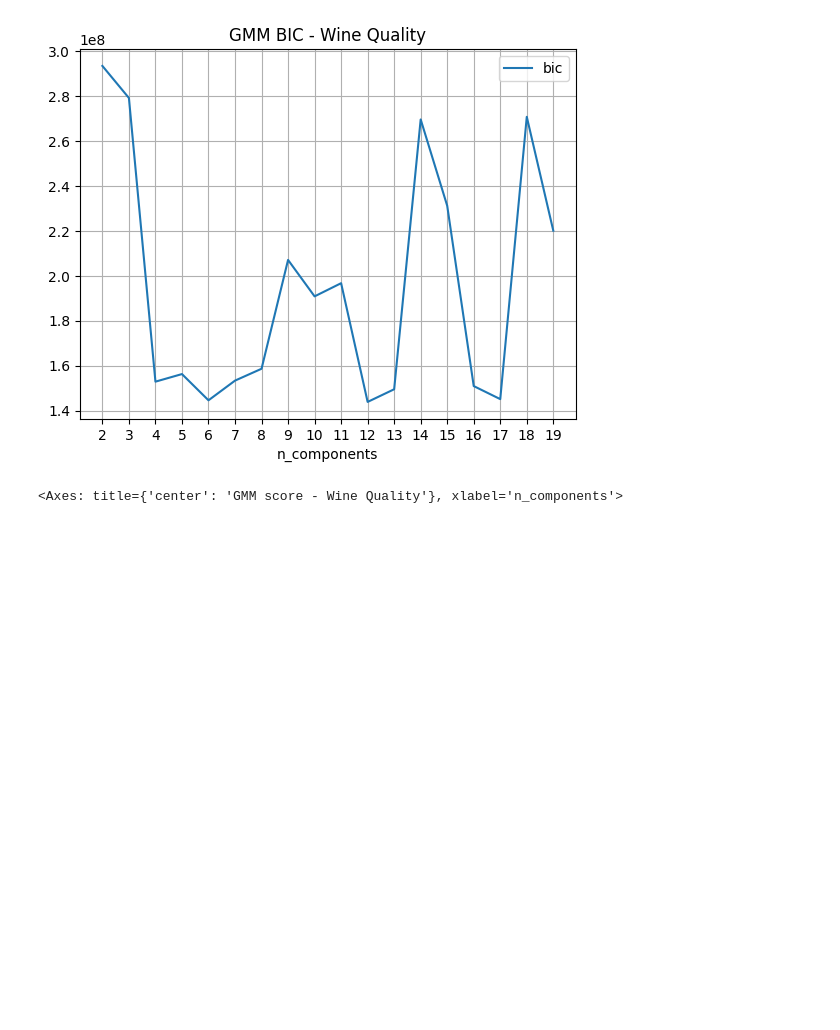
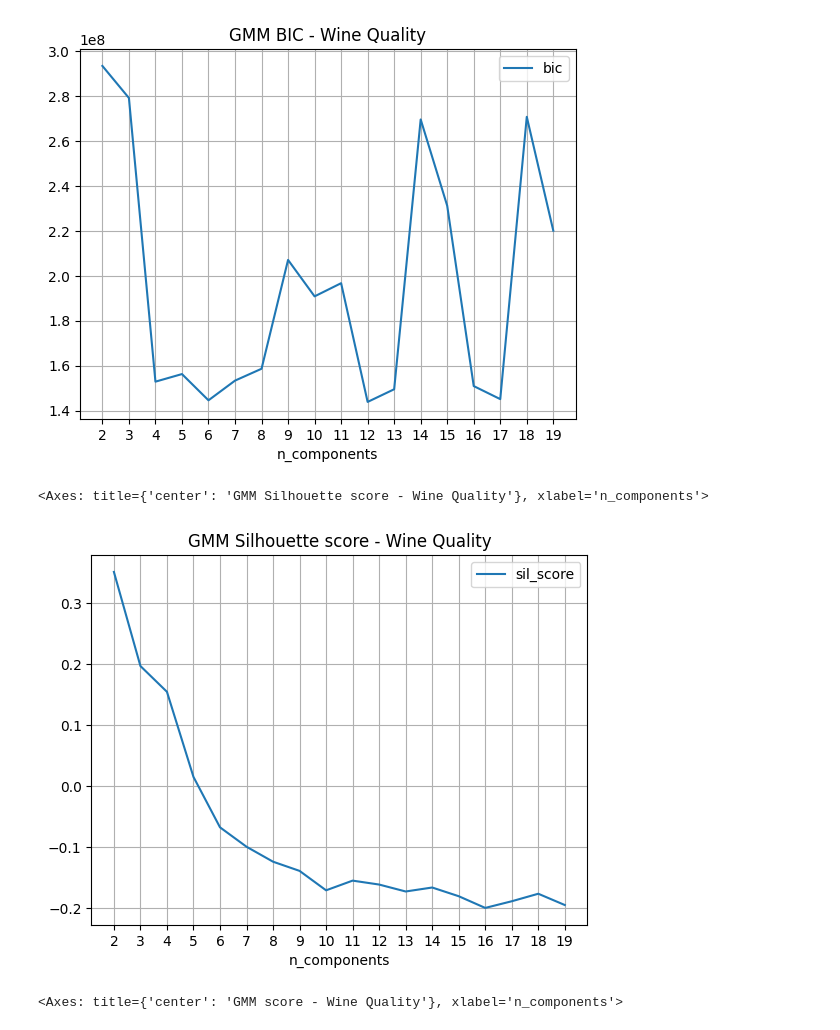
Before and after one commit to PavanKB/PS_3, a Jupyter notebook: exp_max_wine_quality.ipynb, the cells around one changed output. Cells and saved outputs as stored; diff of their text form; code cells hidden in the pictures; blank space fills up the shorter version.

```diff
--- a/exp_max_wine_quality.ipynb
+++ b/exp_max_wine_quality.ipynb
@@ -69,9 +69,13 @@ for n_components in range(2, 20):
     clus_pipeline.set_params(model__n_components=n_components)
     clus_pipeline.fit(X_train)
 
+    clus_labels = clus_pipeline.predict(X_train)
+    sil_score = silhouette_score(X_train, clus_labels)
+
     results[n_components] = {'aic': clus_pipeline.named_steps['model'].aic(X_train.values),
                              'bic': clus_pipeline.named_steps['model'].bic(X_train.values),
                              'score': clus_pipeline.named_steps['model'].score(X_train.values),
+                             'sil_score': sil_score,
                            }
 # %% [output]
 ---------- n_components: 2 ----------
@@ -94,11 +98,16 @@ for n_components in range(2, 20):
 ---------- n_components: 19 ----------
 # %%
 results_df = pd.DataFrame.from_dict(results, orient='index').reset_index()
-results_df.columns = ['n_components', 'aic', 'bic', 'score']
+results_df.columns = ['n_components', 'aic', 'bic', 'score', 'sil_score']
 results_df.plot(x='n_components', y='bic',title='GMM BIC - Wine Quality', xticks=results_df['n_components'], grid=True)
 # %% [output]
 <Axes: title={'center': 'GMM BIC - Wine Quality'}, xlabel='n_components'>
 [figure]
+# %%
+results_df.plot(x='n_components', y='sil_score',title='GMM Silhouette score - Wine Quality', xticks=results_df['n_components'], grid=True)
+# %% [output]
+<Axes: title={'center': 'GMM Silhouette score - Wine Quality'}, xlabel='n_components'>
+[figure, added]
 # %%
 results_df.plot(x='n_components', y='score',title='GMM score - Wine Quality', xticks=results_df['n_components'], grid=True)
 # %% [output]
```
Also changed, not shown: 4 other files.
